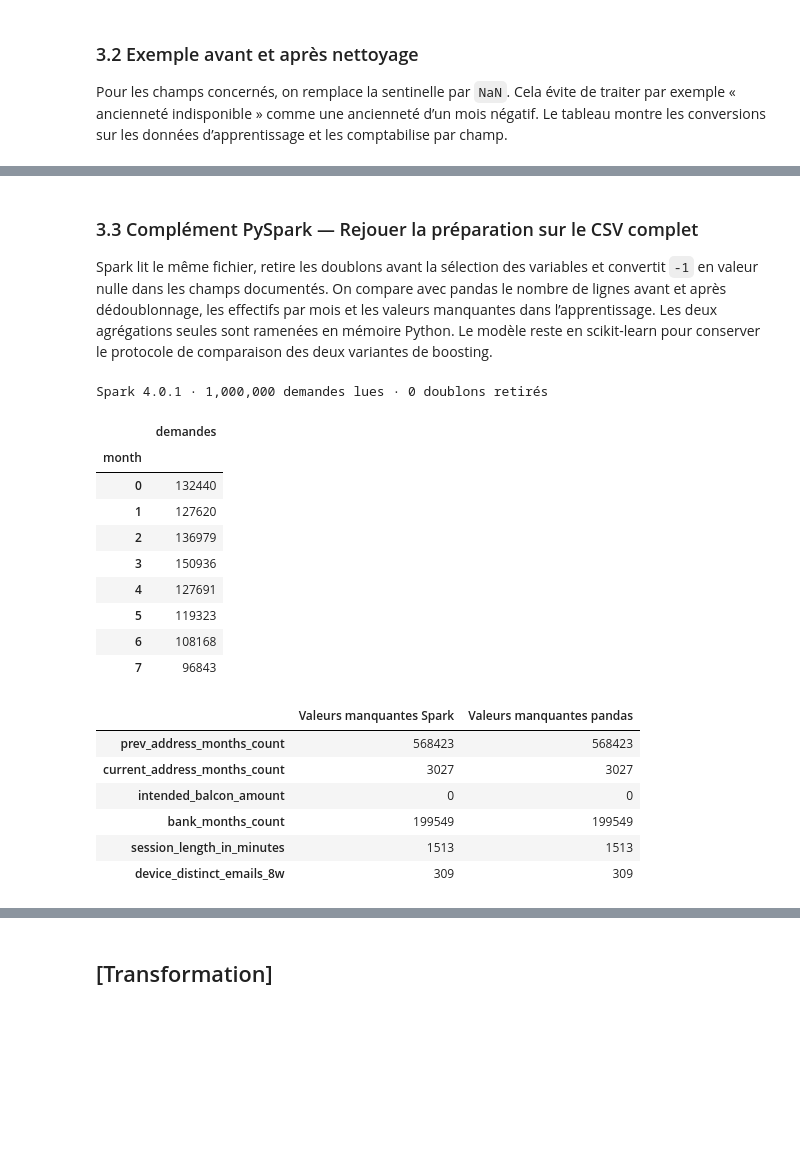
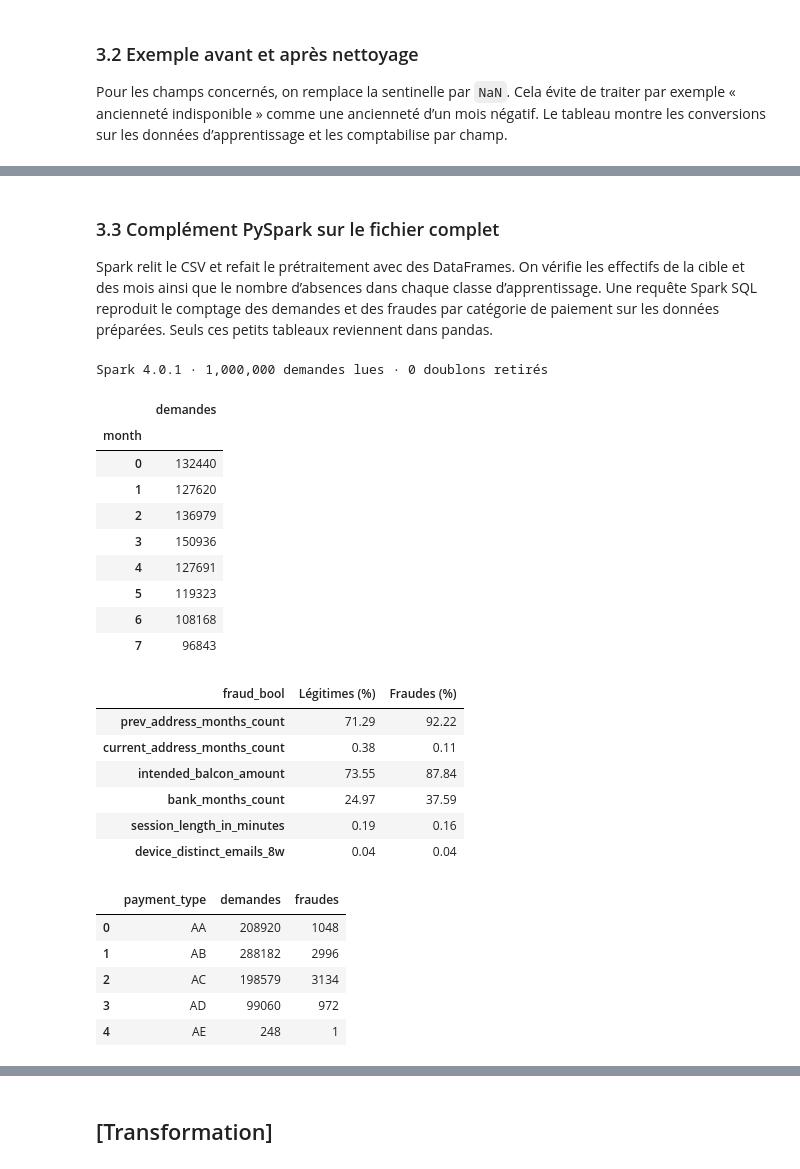
Before and after one commit to alex-abdallah/bigData, a Jupyter notebook: TP3_ID16/Small/TP3_small_fraude_bancaire.ipynb, the cells around one changed output, grey strips where cells are left out. Drawn from its saved outputs; the diff is of its cells as text; code cells hidden in the pictures; blank space fills up the shorter version.

```diff
--- a/TP3_ID16/Small/TP3_small_fraude_bancaire.ipynb
+++ b/TP3_ID16/Small/TP3_small_fraude_bancaire.ipynb
@@ -126,0 +153,6 @@ Mémoire pandas : 481 Mo
+# %%
+# Reprise du comptage de la cible proposé par McNulty, section 1.1.
+effectifs_bruts = df[TARGET].value_counts().sort_index()
+assert int(effectifs_bruts.sum()) == len(df)
+display(pd.DataFrame({"Demandes": effectifs_bruts,
+                      "Part (%)": 100 * effectifs_bruts / len(df)}).round(4))
@@ -270,13 +314,12 @@ display(pd.DataFrame({
 | session_length_in_minutes | 1513 | 0 | 1513 |
 | device_distinct_emails_8w | 309 | 0 | 309 |
 # %% [markdown]
-### 3.3 Complément PySpark — Rejouer la préparation sur le CSV complet
+### 3.3 Complément PySpark sur le fichier complet
 
-Spark lit le même fichier, retire les doublons avant la sélection des variables et convertit
-`-1` en valeur nulle dans les champs documentés. On compare avec pandas le nombre de lignes avant
-et après dédoublonnage, les effectifs par mois et les valeurs manquantes dans l’apprentissage.
-Les deux agrégations seules sont ramenées en mémoire Python. Le modèle reste en scikit-learn pour
-conserver le protocole de comparaison des deux variantes de boosting.
+Spark relit le CSV et refait le prétraitement avec des DataFrames. On vérifie les effectifs
+de la cible et des mois ainsi que le nombre d’absences dans chaque classe d’apprentissage.
+Une requête Spark SQL reproduit le comptage des demandes et des fraudes par catégorie de
+paiement sur les données préparées. Seuls ces petits tableaux reviennent dans pandas.
 # %%
 from pyspark.sql import SparkSession, functions as F
 
@@ -296,48 +339,77 @@ try:
     assert spark_raw.columns == df.columns.to_list(), "Colonnes Spark/pandas différentes"
     n_spark = spark_raw.count()
     assert n_spark == len(df), "Nombre de lignes lu différent"
+    effectifs_spark = (spark_raw.groupBy(TARGET).count().toPandas()
+                       .set_index(TARGET)["count"].sort_index())
+    pd.testing.assert_series_equal(effectifs_spark, effectifs_bruts,
+                                   check_names=False, check_index_type=False)
     sentinelles_actives = [c for c in SENTINEL_COLUMNS if c in feature_names]
+    # La condition conserve les valeurs renseignées dans chacune des colonnes documentées.
+    conditions = {c: F.col(c) >= 0 if c == MONTANT else F.col(c) != -1
+                  for c in sentinelles_actives}
     spark_prepared = (spark_raw.repartition(8).dropDuplicates()
                       .select("month", TARGET, *feature_names)
-                      .withColumns({c: F.when(F.col(c) != -1, F.col(c)) for c in sentinelles_actives})
+                      .withColumns({c: F.when(condition, F.col(c)) for c, condition in conditions.items()})
                       .cache())
     spark_par_mois = (spark_prepared.groupBy("month")
                       .agg(F.count("*").alias("demandes"), F.sum(TARGET).alias("fraudes"))
                       .orderBy("month").toPandas().set_index("month").astype("int64"))
     pandas_par_mois = clean.groupby("month")[TARGET].agg(demandes="size", fraudes="sum")
     pd.testing.assert_frame_equal(spark_par_mois, pandas_par_mois, check_index_type=False)
     assert int(spark_par_mois["demandes"].sum()) == len(clean)
 
-    nulls = spark_prepared.where(F.col("month") <= 5).agg(*[
+    entrainement_spark = spark_prepared.where(F.col("month") <= 5)
+    # Les colonnes du tableau reproduisent le profil d’absence de la section 1.2 de McNulty.
+    nulls_spark = (entrainement_spark.groupBy(TARGET).agg(*[
         F.sum(F.col(c).isNull().cast("long")).alias(c) for c in sentinelles_actives
-    ]).first().asDict()
-    nulls_spark = pd.Series(nulls, dtype="int64")
-    nulls_pandas = x["train"][sentinelles_actives].isna().sum()
-    pd.testing.assert_series_equal(nulls_spark, nulls_pandas)
+    ]).orderBy(TARGET).toPandas().set_index(TARGET).astype("int64"))
+    nulls_pandas = x["train"][sentinelles_actives].isna().groupby(y["train"]).sum()
+    pd.testing.assert_frame_equal(nulls_spark, nulls_pandas, check_index_type=False)
+    n_par_classe = y["train"].value_counts().sort_index()
+    absences_pct = 100 * nulls_pandas.div(n_par_classe, axis="index").T
+
+    entrainement_spark.createOrReplaceTempView("demandes_apprentissage")
+    spark_paiement = spark.sql("""
+        SELECT payment_type, count(*) AS demandes, sum(fraud_bool) AS fraudes
+        FROM demandes_apprentissage
+        GROUP BY payment_type
+    """).toPandas()
+    pandas_paiement = (partitions["train"].groupby("payment_type", dropna=False)[TARGET]
+                       .agg(demandes="size", fraudes="sum").reset_index())
+    for resultat in (spark_paiement, pandas_paiement):
+        resultat["payment_type"] = resultat["payment_type"].astype("string")
+        resultat.sort_values("payment_type", inplace=True, ignore_index=True)
+    pd.testing.assert_frame_equal(spark_paiement, pandas_paiement)
     print(f"Spark {spark.version} · {n_spark:,} demandes lues · {n_spark - len(clean):,} doublons retirés")
     display(spark_par_mois[["demandes"]])
-    display(pd.DataFrame({"Valeurs manquantes Spark": nulls_spark,
-                          "Valeurs manquantes pandas": nulls_pandas}))
+    display(absences_pct.rename(columns={0: "Légitimes (%)", 1: "Fraudes (%)"}).round(2))
+    display(spark_paiement)
     spark_prepared.unpersist()
 finally:
     spark.stop()
 # %% [output]
 Spark 4.0.1 · 1,000,000 demandes lues · 0 doublons retirés
 |  | demandes |
 | month |  |
 | 0 | 132440 |
 | 1 | 127620 |
 | 2 | 136979 |
 | 3 | 150936 |
 | 4 | 127691 |
 | 5 | 119323 |
 | 6 | 108168 |
 | 7 | 96843 |
-|  | Valeurs manquantes Spark | Valeurs manquantes pandas |
-| prev_address_months_count | 568423 | 568423 |
-| current_address_months_count | 3027 | 3027 |
-| intended_balcon_amount | 0 | 0 |
-| bank_months_count | 199549 | 199549 |
-| session_length_in_minutes | 1513 | 1513 |
-| device_distinct_emails_8w | 309 | 309 |
+| fraud_bool | Légitimes (%) | Fraudes (%) |
+| prev_address_months_count | 71.29 | 92.22 |
+| current_address_months_count | 0.38 | 0.11 |
+| intended_balcon_amount | 73.55 | 87.84 |
+| bank_months_count | 24.97 | 37.59 |
+| session_length_in_minutes | 0.19 | 0.16 |
+| device_distinct_emails_8w | 0.04 | 0.04 |
+|  | payment_type | demandes | fraudes |
+| 0 | AA | 208920 | 1048 |
+| 1 | AB | 288182 | 2996 |
+| 2 | AC | 198579 | 3134 |
+| 3 | AD | 99060 | 972 |
+| 4 | AE | 248 | 1 |
 # %% [markdown]
```
Also changed, not shown: parts of 25 cells of this notebook, 10 other files.
